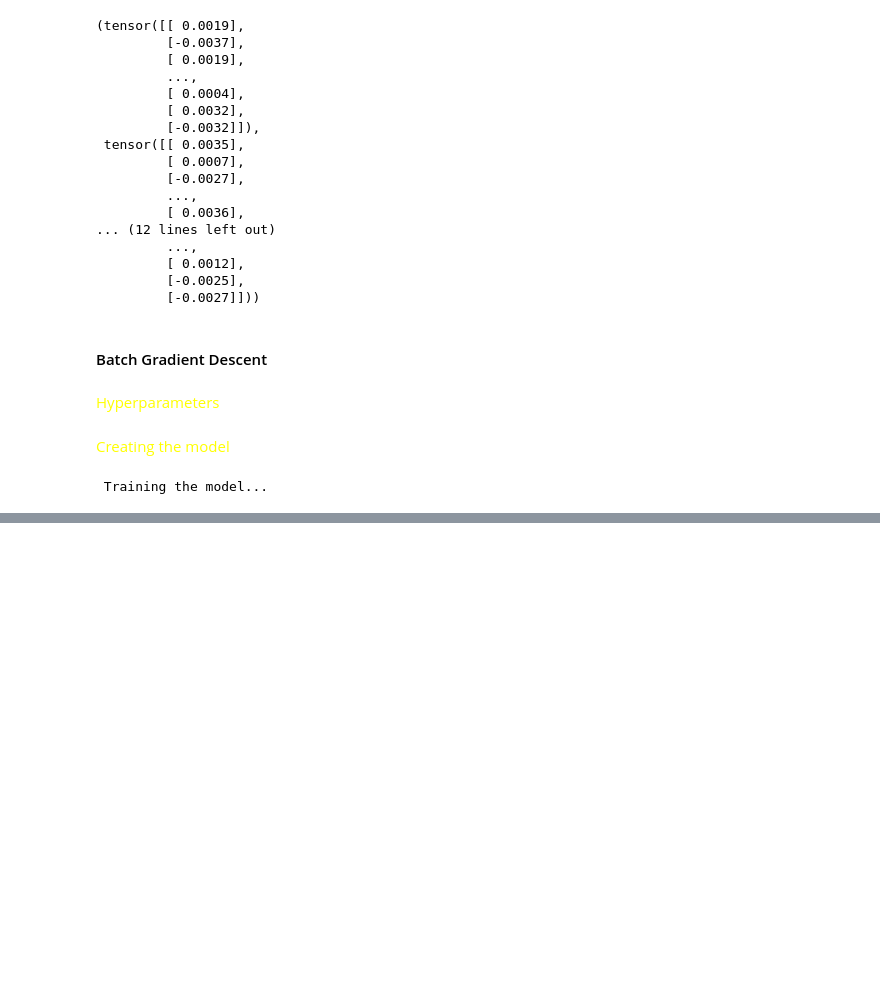
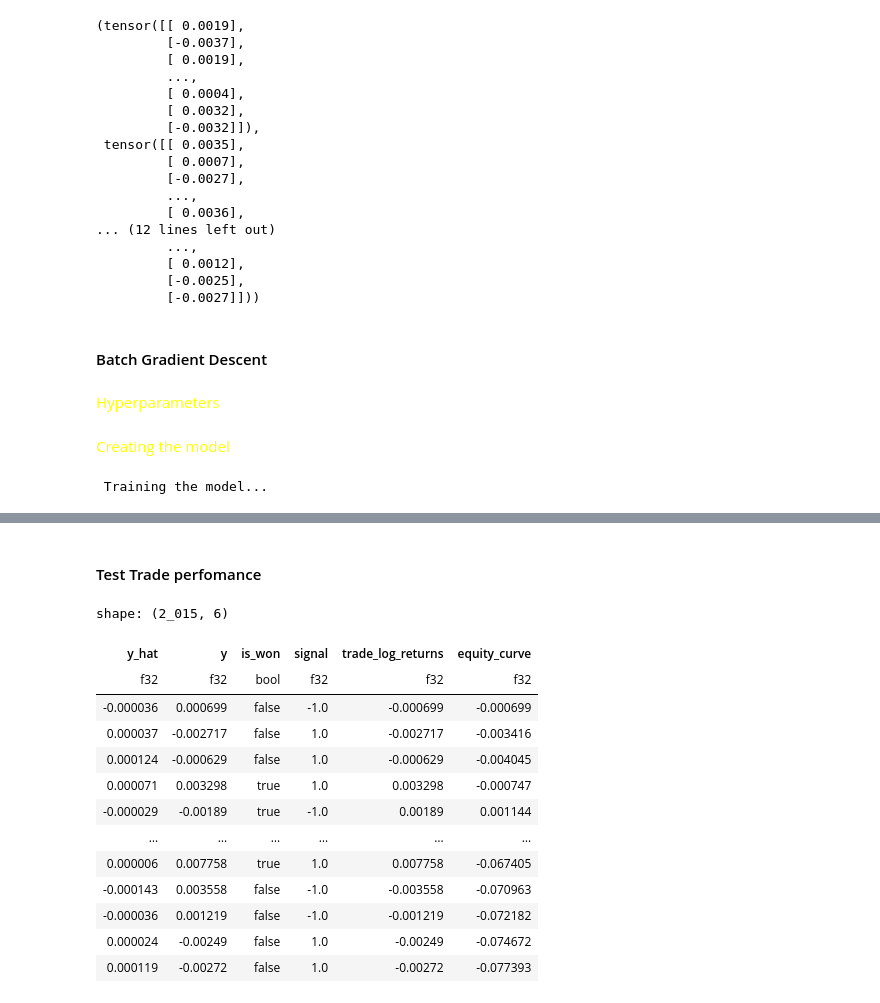
Before and after one commit to tech-ml-quant-luv/Machine-Learning-Engineer-in-Quant, a Jupyter notebook: Machine_learning_projects/quant_trading_strategy_from_scratch/Step_1_build_predictive_model.ipynb, the cells around one changed output, grey strips where cells are left out. Cells and saved outputs as stored; diff of their text form; code cells hidden in the pictures; blank space fills up the shorter version.

```diff
--- a/Machine_learning_projects/quant_trading_strategy_from_scratch/Step_1_build_predictive_model.ipynb
+++ b/Machine_learning_projects/quant_trading_strategy_from_scratch/Step_1_build_predictive_model.ipynb
@@ -395,0 +478,31 @@ Test Loss: 0.000016, Train loss: 0.000025
+# %% [markdown]
+#### Test Trade perfomance
+# %%
+trade_results = pl.DataFrame({
+    'y_hat':y_hat.squeeze(),
+    'y':y_test.squeeze()
+}).with_columns(
+    (pl.col('y_hat').sign()==pl.col('y').sign()).alias('is_won'),
+    pl.col('y_hat').sign().alias('signal'),
+).with_columns(
+    (pl.col('signal') * pl.col('y')).alias("trade_log_returns")
+).with_columns(
+    pl.col("trade_log_returns").cum_sum().alias("equity_curve")
+)
+# %%
+trade_results
+# %% [output]
+shape: (2_015, 6)
+| y_hat | y | is_won | signal | trade_log_returns | equity_curve |
+| f32 | f32 | bool | f32 | f32 | f32 |
+| -0.000036 | 0.000699 | false | -1.0 | -0.000699 | -0.000699 |
+| 0.000037 | -0.002717 | false | 1.0 | -0.002717 | -0.003416 |
+| 0.000124 | -0.000629 | false | 1.0 | -0.000629 | -0.004045 |
+| 0.000071 | 0.003298 | true | 1.0 | 0.003298 | -0.000747 |
+| -0.000029 | -0.00189 | true | -1.0 | 0.00189 | 0.001144 |
+| … | … | … | … | … | … |
+| 0.000006 | 0.007758 | true | 1.0 | 0.007758 | -0.067405 |
+| -0.000143 | 0.003558 | false | -1.0 | -0.003558 | -0.070963 |
+| -0.000036 | 0.001219 | false | -1.0 | -0.001219 | -0.072182 |
+| 0.000024 | -0.00249 | false | 1.0 | -0.00249 | -0.074672 |
+| 0.000119 | -0.00272 | false | 1.0 | -0.00272 | -0.077393 |
```
Also changed, not shown: parts of 8 cells of this notebook.
